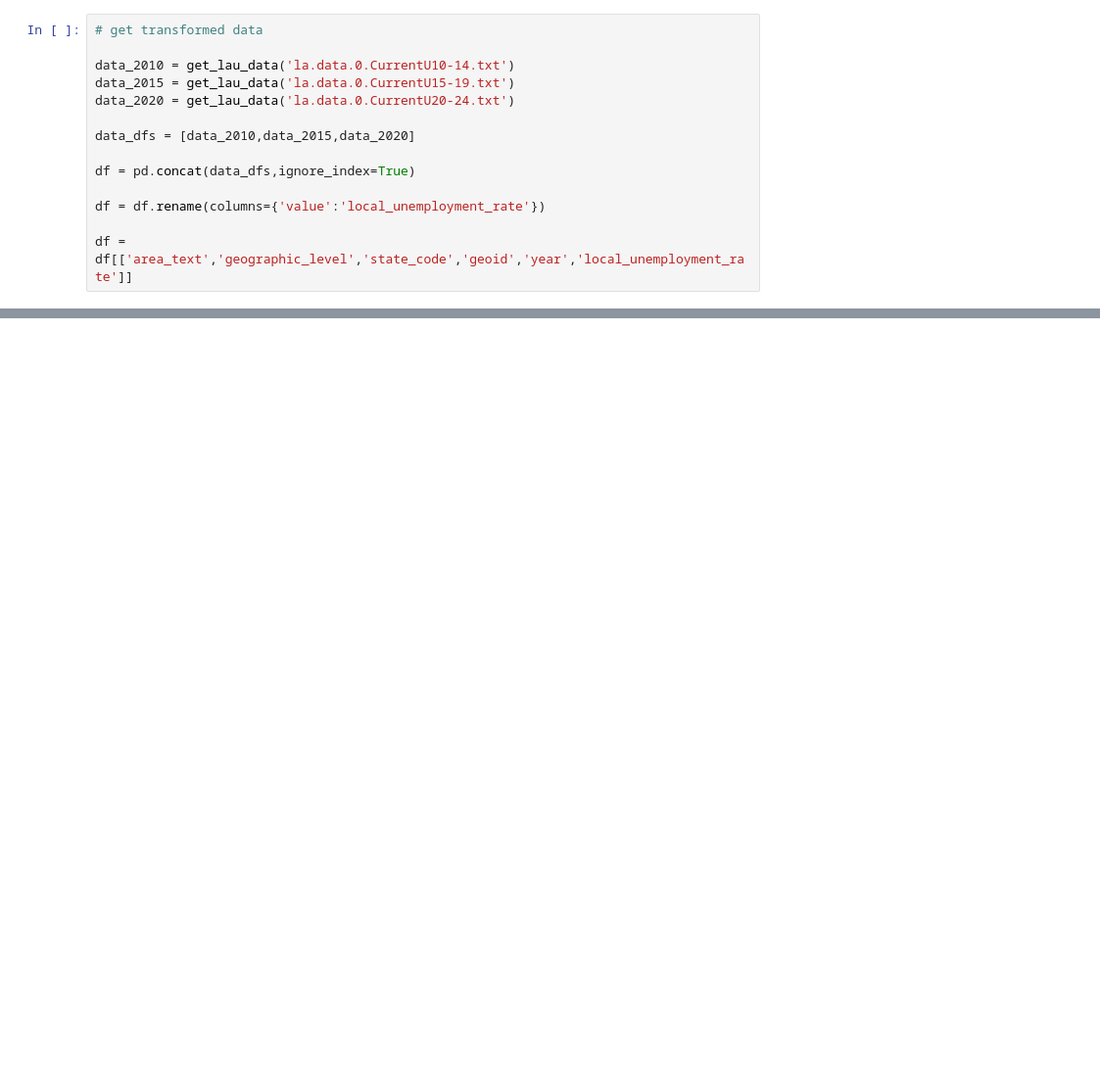
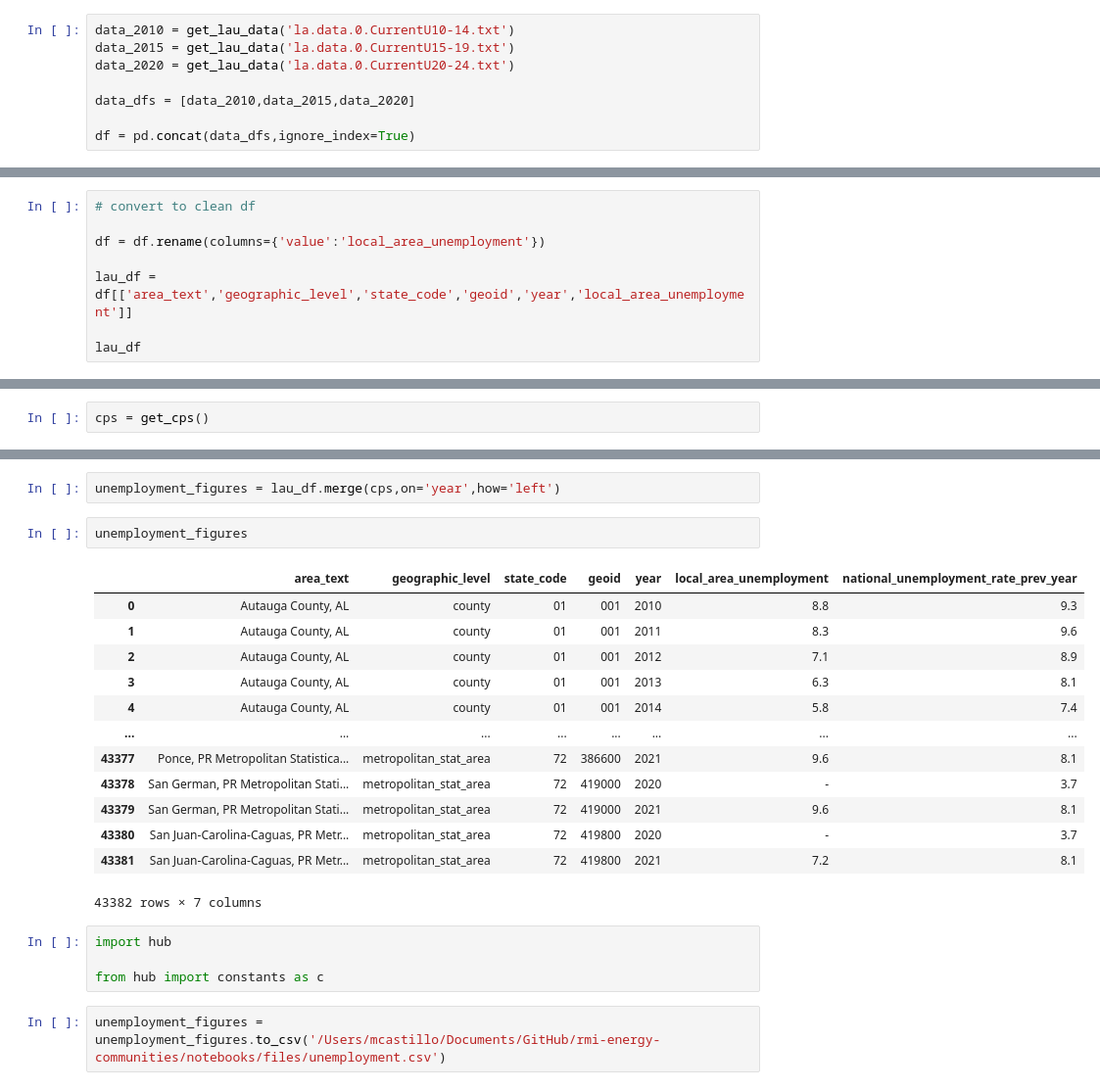
Before and after one commit to catalyst-cooperative/rmi-energy-communities, a Jupyter notebook: src/energy_comms/extract/lau.ipynb, the cells around one changed output, grey strips where cells are left out. Shown at 98% size. Drawn from its saved outputs; the diff is of its cells as text; blank space fills up the shorter version.

```diff
--- a/src/energy_comms/extract/lau.ipynb
+++ b/src/energy_comms/extract/lau.ipynb
@@ -10,6 +10,4 @@ extract_lau()
 # %%
-# get transformed data
-
 data_2010 = get_lau_data('la.data.0.CurrentU10-14.txt')
 data_2015 = get_lau_data('la.data.0.CurrentU15-19.txt')
 data_2020 = get_lau_data('la.data.0.CurrentU20-24.txt')
@@ -17,7 +15,3 @@ data_2020 = get_lau_data('la.data.0.CurrentU20-24.txt')
 data_dfs = [data_2010,data_2015,data_2020]
 
 df = pd.concat(data_dfs,ignore_index=True)
-
-df = df.rename(columns={'value':'local_unemployment_rate'})
-
-df = df[['area_text','geographic_level','state_code','geoid','year','local_unemployment_rate']]
@@ -39,0 +18,8 @@ df
+# %%
+# convert to clean df
+
+df = df.rename(columns={'value':'local_area_unemployment'})
+
+lau_df = df[['area_text','geographic_level','state_code','geoid','year','local_area_unemployment']]
+
+lau_df
@@ -39,0 +40,2 @@ df
+# %%
+cps = get_cps()
@@ -39,0 +58,24 @@ df
+# %%
+unemployment_figures = lau_df.merge(cps,on='year',how='left')
+# %%
+unemployment_figures
+# %% [output]
+|  | area_text | geographic_level | state_code | geoid | year | local_area_unemployment | national_unemployment_rate_prev_year |
+| 0 | Autauga County, AL | county | 01 | 001 | 2010 | 8.8 | 9.3 |
+| 1 | Autauga County, AL | county | 01 | 001 | 2011 | 8.3 | 9.6 |
+| 2 | Autauga County, AL | county | 01 | 001 | 2012 | 7.1 | 8.9 |
+| 3 | Autauga County, AL | county | 01 | 001 | 2013 | 6.3 | 8.1 |
+| 4 | Autauga County, AL | county | 01 | 001 | 2014 | 5.8 | 7.4 |
+| ... | ... | ... | ... | ... | ... | ... | ... |
+| 43377 | Ponce, PR Metropolitan Statistica... | metropolitan_stat_area | 72 | 386600 | 2021 | 9.6 | 8.1 |
+| 43378 | San German, PR Metropolitan Stati... | metropolitan_stat_area | 72 | 419000 | 2020 | - | 3.7 |
+| 43379 | San German, PR Metropolitan Stati... | metropolitan_stat_area | 72 | 419000 | 2021 | 9.6 | 8.1 |
+| 43380 | San Juan-Carolina-Caguas, PR Metr... | metropolitan_stat_area | 72 | 419800 | 2020 | - | 3.7 |
+| 43381 | San Juan-Carolina-Caguas, PR Metr... | metropolitan_stat_area | 72 | 419800 | 2021 | 7.2 | 8.1 |
+43382 rows × 7 columns
+# %%
+import hub
+
+from hub import constants as c
+# %%
+unemployment_figures = unemployment_figures.to_csv('/Users/mcastillo/Documents/GitHub/rmi-energy-communities/notebooks/files/unemployment.csv')
```
Also changed, not shown: parts of 6 cells of this notebook, 8 other files.
